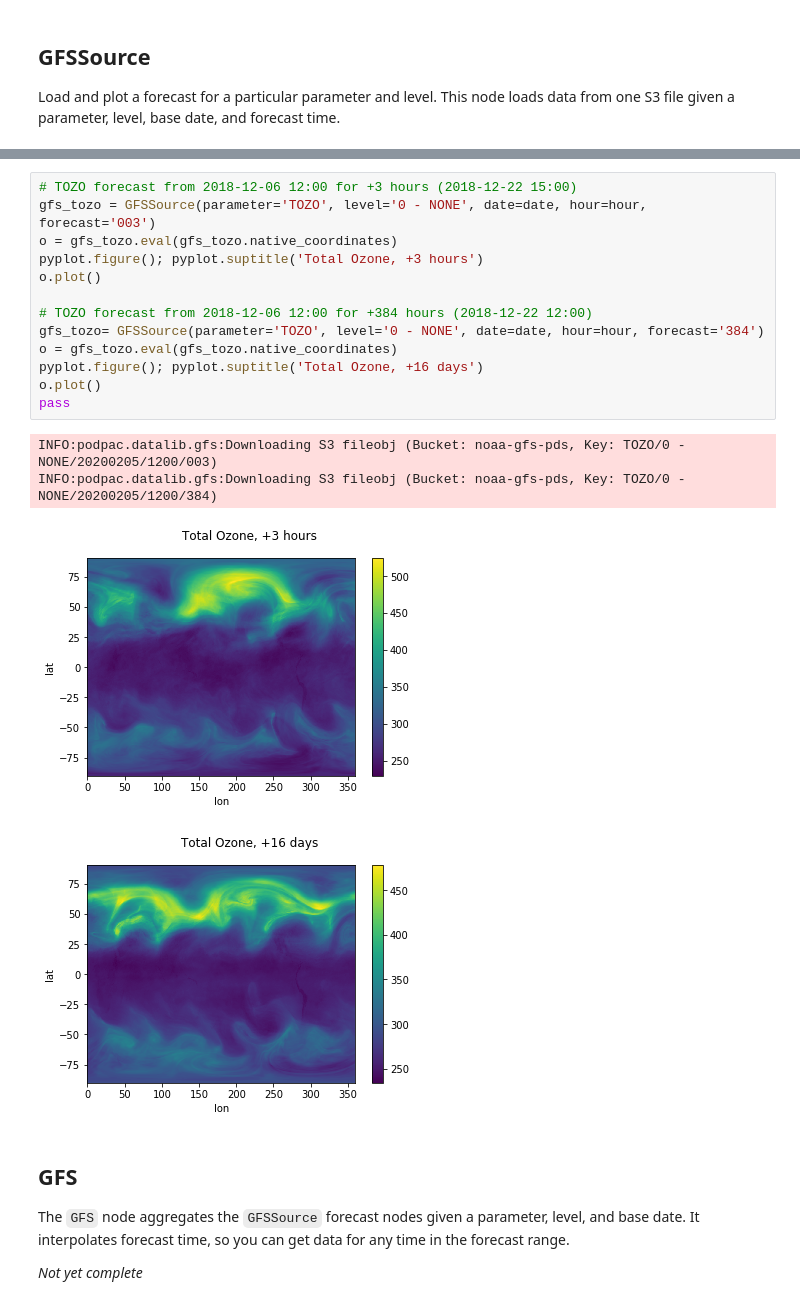
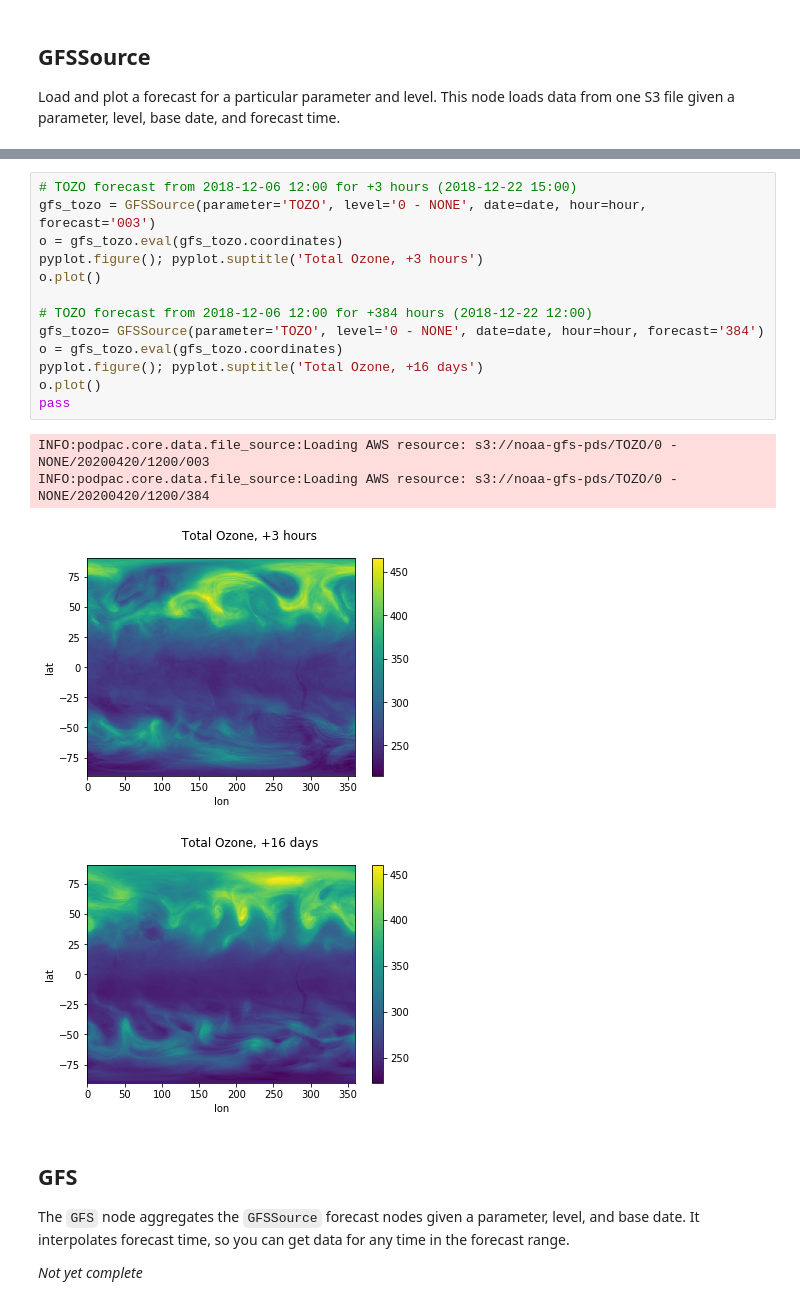
Before and after one commit to creare-com/podpac-examples, a Jupyter notebook: notebooks/5-datalib/gfs.ipynb, the cells around one changed output, grey strips where cells are left out. Cells and saved outputs as stored; diff of their text form.

```diff
--- a/notebooks/5-datalib/gfs.ipynb
+++ b/notebooks/5-datalib/gfs.ipynb
@@ -63,21 +67,21 @@ print(gfs_soim.json_pretty)
 # %%
 # TOZO forecast from 2018-12-06 12:00 for +3 hours (2018-12-22 15:00)
 gfs_tozo = GFSSource(parameter='TOZO', level='0 - NONE', date=date, hour=hour, forecast='003')
-o = gfs_tozo.eval(gfs_tozo.native_coordinates)
+o = gfs_tozo.eval(gfs_tozo.coordinates)
 pyplot.figure(); pyplot.suptitle('Total Ozone, +3 hours')
 o.plot()
 
 # TOZO forecast from 2018-12-06 12:00 for +384 hours (2018-12-22 12:00)
 gfs_tozo= GFSSource(parameter='TOZO', level='0 - NONE', date=date, hour=hour, forecast='384')
-o = gfs_tozo.eval(gfs_tozo.native_coordinates)
+o = gfs_tozo.eval(gfs_tozo.coordinates)
 pyplot.figure(); pyplot.suptitle('Total Ozone, +16 days')
 o.plot()
 pass
 # %% [output]
-INFO:podpac.datalib.gfs:Downloading S3 fileobj (Bucket: noaa-gfs-pds, Key: TOZO/0 - NONE/20200205/1200/003)
-INFO:podpac.datalib.gfs:Downloading S3 fileobj (Bucket: noaa-gfs-pds, Key: TOZO/0 - NONE/20200205/1200/384)
+INFO:podpac.core.data.file_source:Loading AWS resource: s3://noaa-gfs-pds/TOZO/0 - NONE/20200420/1200/003
+INFO:podpac.core.data.file_source:Loading AWS resource: s3://noaa-gfs-pds/TOZO/0 - NONE/20200420/1200/384
-[figure, old version]
+[figure, new version]
-[figure, old version]
+[figure, new version]
 # %% [markdown]
 ## GFS
 
```
Also changed, not shown: parts of 7 cells of this notebook, 3 other files.
